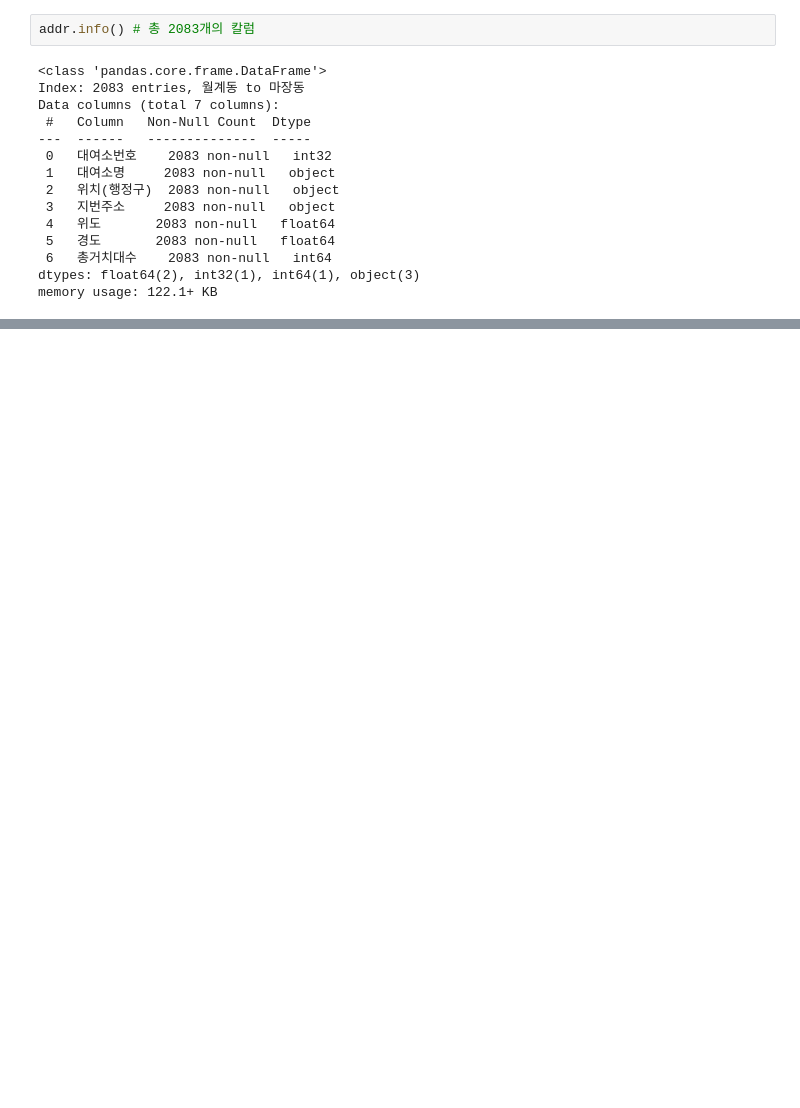
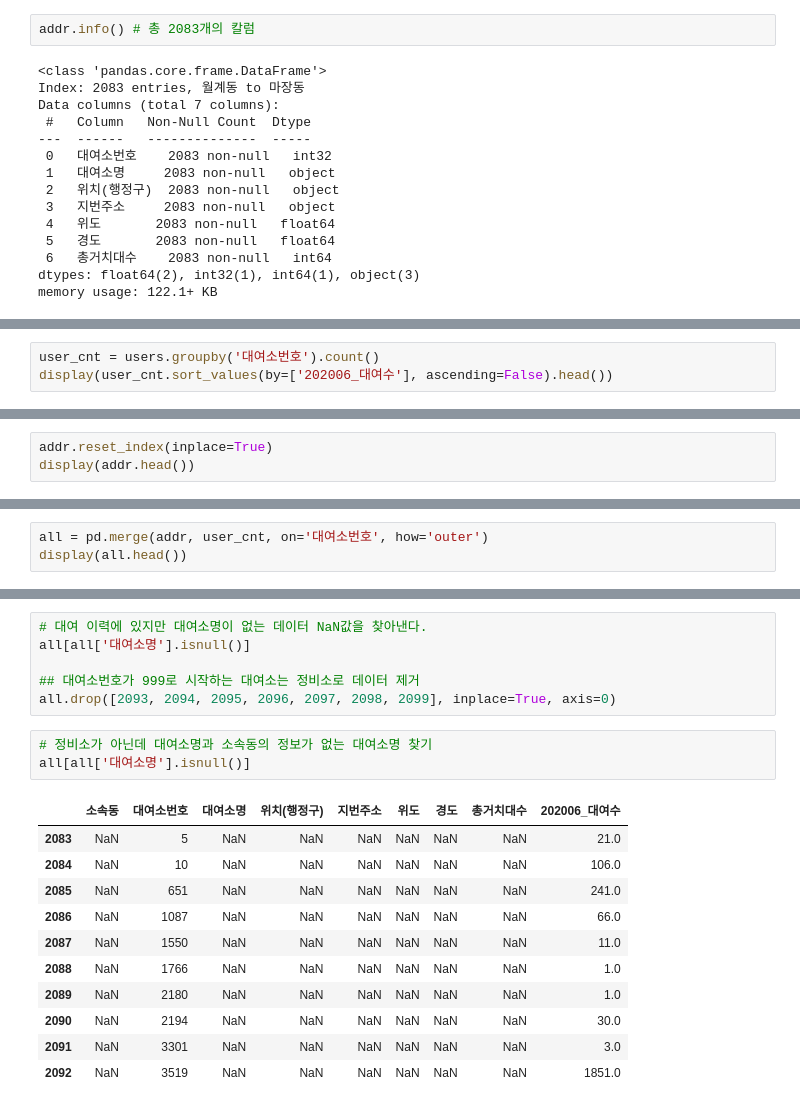
Before and after one commit to JuheePak/Python-project, a Jupyter notebook: source/bike_addr.ipynb, the cells around one changed output, grey strips where cells are left out. Drawn from its saved outputs; the diff is of its cells as text; blank space fills up the shorter version.

```diff
--- a/source/bike_addr.ipynb
+++ b/source/bike_addr.ipynb
@@ -235,0 +282,3 @@ Name: 총거치대수, Length: 296, dtype: int64
+# %%
+user_cnt = users.groupby('대여소번호').count()
+display(user_cnt.sort_values(by=['202006_대여수'], ascending=False).head())
@@ -235,0 +293,3 @@ Name: 총거치대수, Length: 296, dtype: int64
+# %%
+addr.reset_index(inplace=True)
+display(addr.head())
@@ -235,0 +305,3 @@ Name: 총거치대수, Length: 296, dtype: int64
+# %%
+all = pd.merge(addr, user_cnt, on='대여소번호', how='outer')
+display(all.head())
@@ -235,0 +315,21 @@ Name: 총거치대수, Length: 296, dtype: int64
+# %%
+# 대여 이력에 있지만 대여소명이 없는 데이터 NaN값을 찾아낸다.
+all[all['대여소명'].isnull()]
+
+## 대여소번호가 999로 시작하는 대여소는 정비소로 데이터 제거
+all.drop([2093, 2094, 2095, 2096, 2097, 2098, 2099], inplace=True, axis=0)
+# %%
+# 정비소가 아닌데 대여소명과 소속동의 정보가 없는 대여소명 찾기
+all[all['대여소명'].isnull()]
+# %% [output]
+|  | 소속동 | 대여소번호 | 대여소명 | 위치(행정구) | 지번주소 | 위도 | 경도 | 총거치대수 | 202006_대여수 |
+| 2083 | NaN | 5 | NaN | NaN | NaN | NaN | NaN | NaN | 21.0 |
+| 2084 | NaN | 10 | NaN | NaN | NaN | NaN | NaN | NaN | 106.0 |
+| 2085 | NaN | 651 | NaN | NaN | NaN | NaN | NaN | NaN | 241.0 |
+| 2086 | NaN | 1087 | NaN | NaN | NaN | NaN | NaN | NaN | 66.0 |
+| 2087 | NaN | 1550 | NaN | NaN | NaN | NaN | NaN | NaN | 11.0 |
+| 2088 | NaN | 1766 | NaN | NaN | NaN | NaN | NaN | NaN | 1.0 |
+| 2089 | NaN | 2180 | NaN | NaN | NaN | NaN | NaN | NaN | 1.0 |
+| 2090 | NaN | 2194 | NaN | NaN | NaN | NaN | NaN | NaN | 30.0 |
+| 2091 | NaN | 3301 | NaN | NaN | NaN | NaN | NaN | NaN | 3.0 |
+| 2092 | NaN | 3519 | NaN | NaN | NaN | NaN | NaN | NaN | 1851.0 |
```
Also changed, not shown: parts of 29 cells of this notebook.
